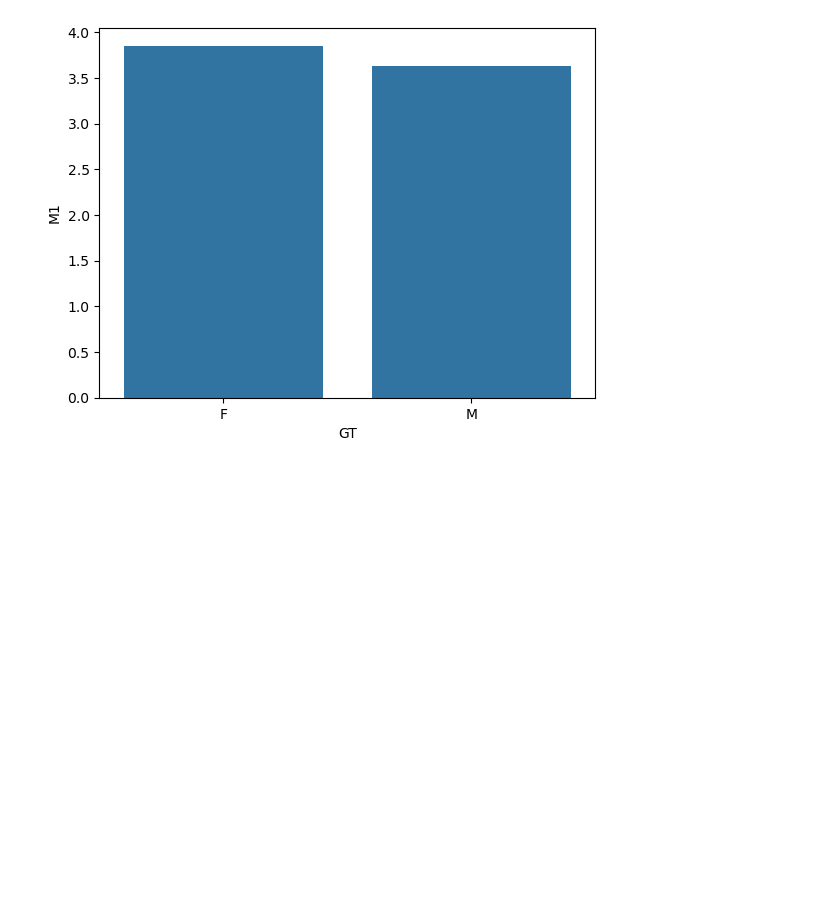
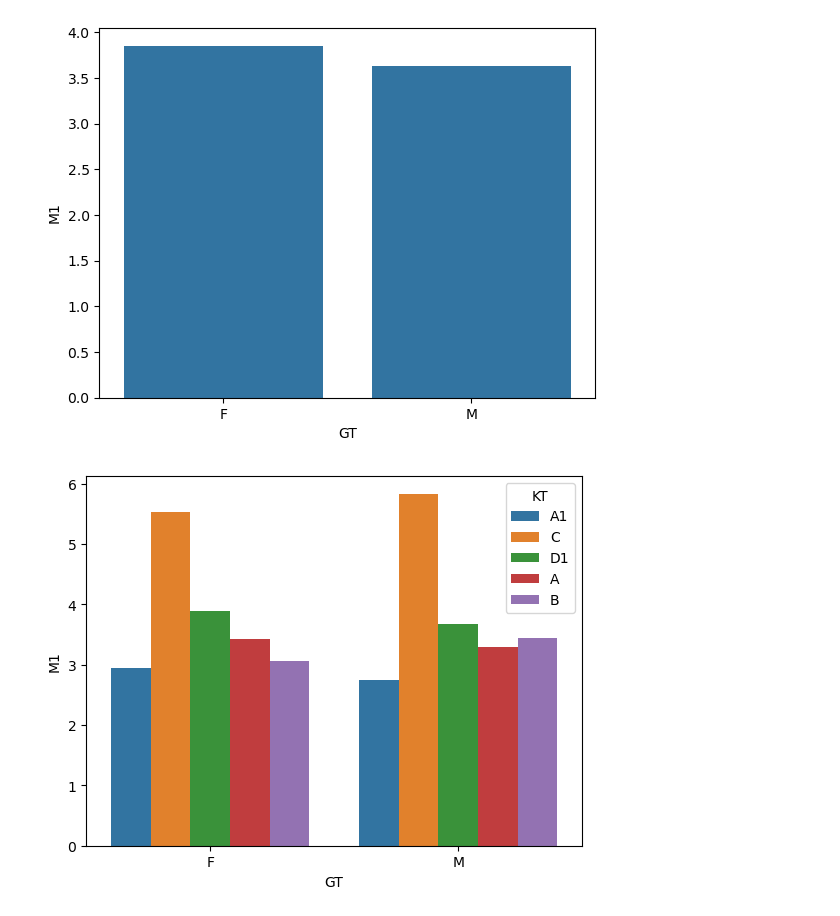
Before and after one commit to manhqb877/LTPTDL1, a Jupyter notebook: slot02.ipynb, the cells around one changed output. Saved outputs shown, nothing was run; the diff lists cells and outputs as text; code cells hidden in the pictures; blank space fills up the shorter version.

```diff
--- a/slot02.ipynb
+++ b/slot02.ipynb
@@ -132,3 +132,8 @@ sns.barplot(x='GT', y='M1', data=df, errorbar=None)
 plt.show()
 # %% [output]
 [figure]
+# %%
+sns.barplot(x='GT', y='M1', hue='KT', data=df, errorbar=None)
+plt.show()
+# %% [output]
+[figure, added]
```
Also changed, not shown: parts of 3 cells of this notebook, 13 other files.
